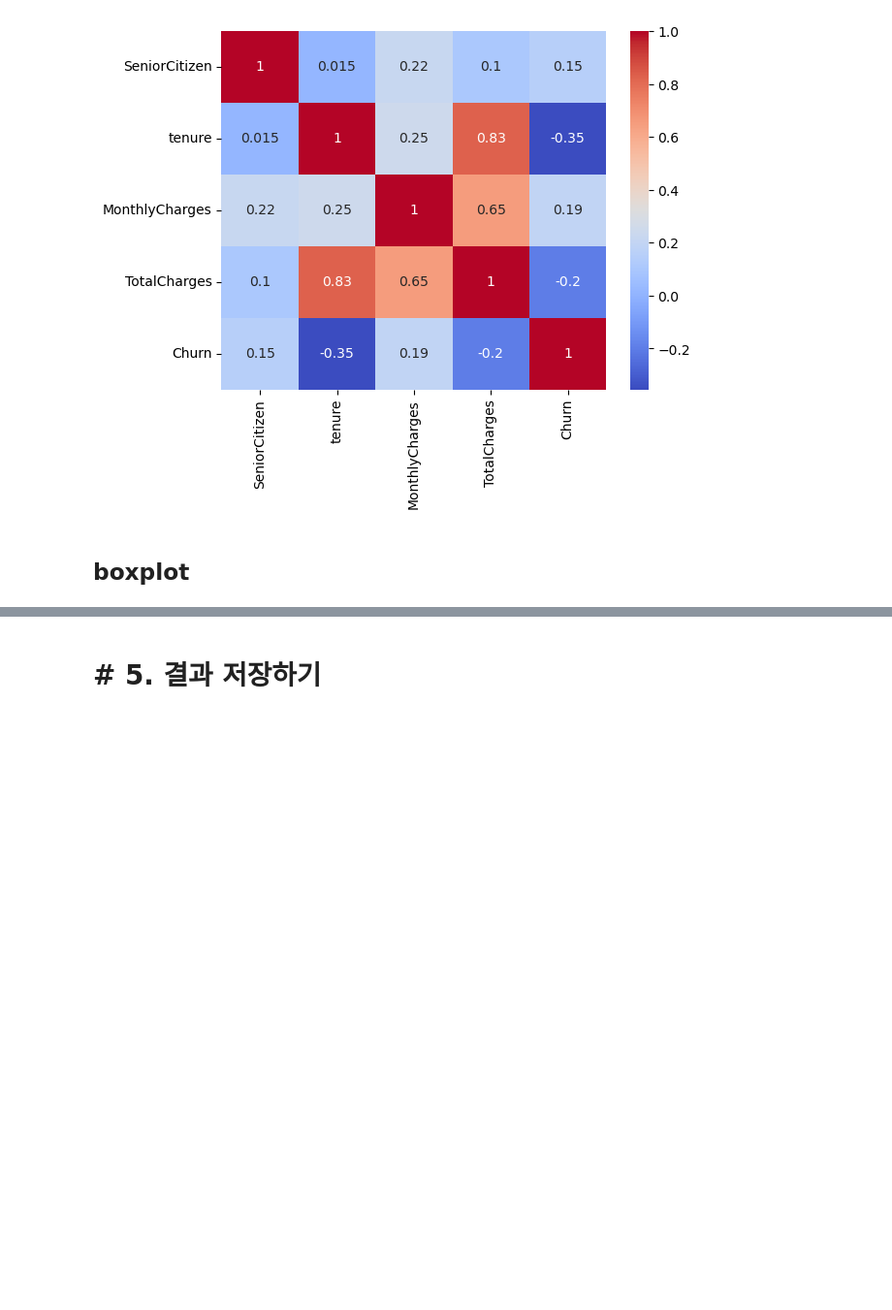
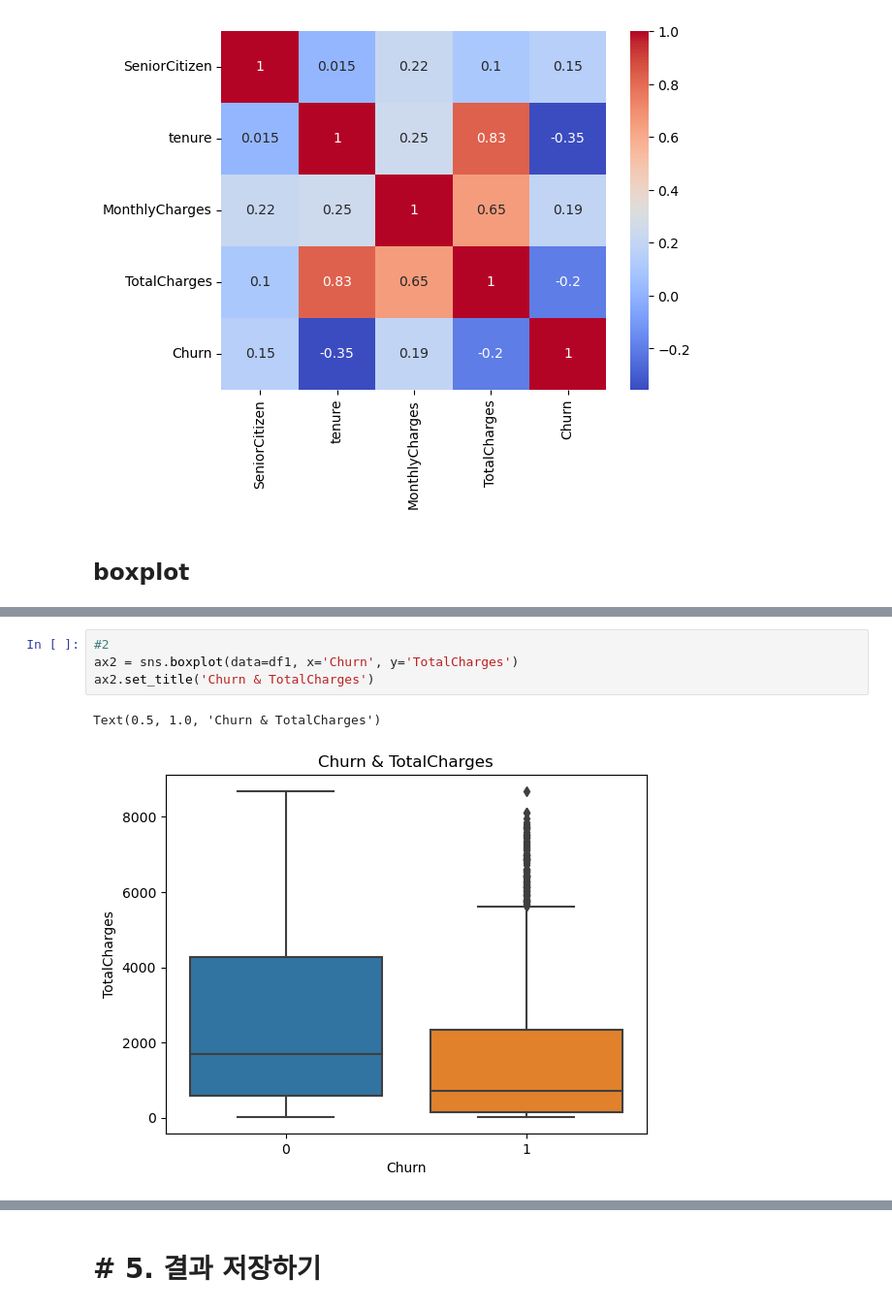
Before and after one commit to EunSeo35/Multicampus_TIL, a Jupyter notebook: 25_파이썬데이터분석_실습_통신사고객이탈.ipynb, the cells around one changed output, grey strips where cells are left out. Shown at 97% size. Drawn from its saved outputs; the diff is of its cells as text; blank space fills up the shorter version.

```diff
--- a/25_파이썬데이터분석_실습_통신사고객이탈.ipynb
+++ b/25_파이썬데이터분석_실습_통신사고객이탈.ipynb
@@ -423,0 +411,7 @@ sns.boxplot(data=df1, x='Churn', y='MonthlyCharges')
+# %%
+#2
+ax2 = sns.boxplot(data=df1, x='Churn', y='TotalCharges')
+ax2.set_title('Churn & TotalCharges')
+# %% [output]
+Text(0.5, 1.0, 'Churn & TotalCharges')
+[figure, added]
```
Also changed, not shown: parts of 6 cells of this notebook.
